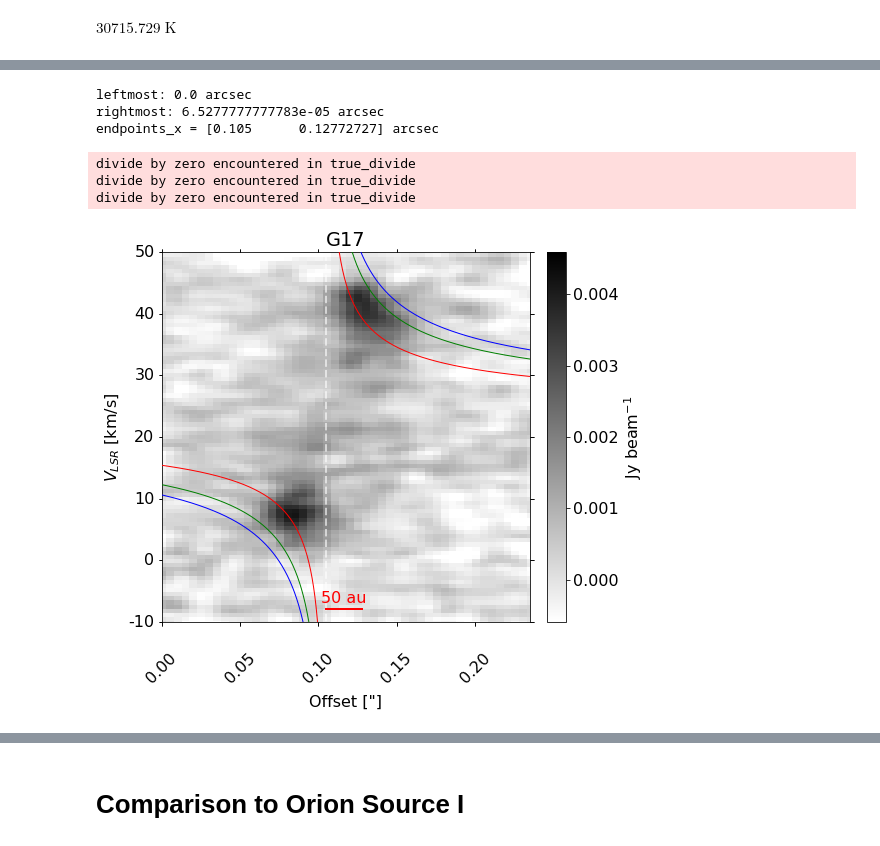
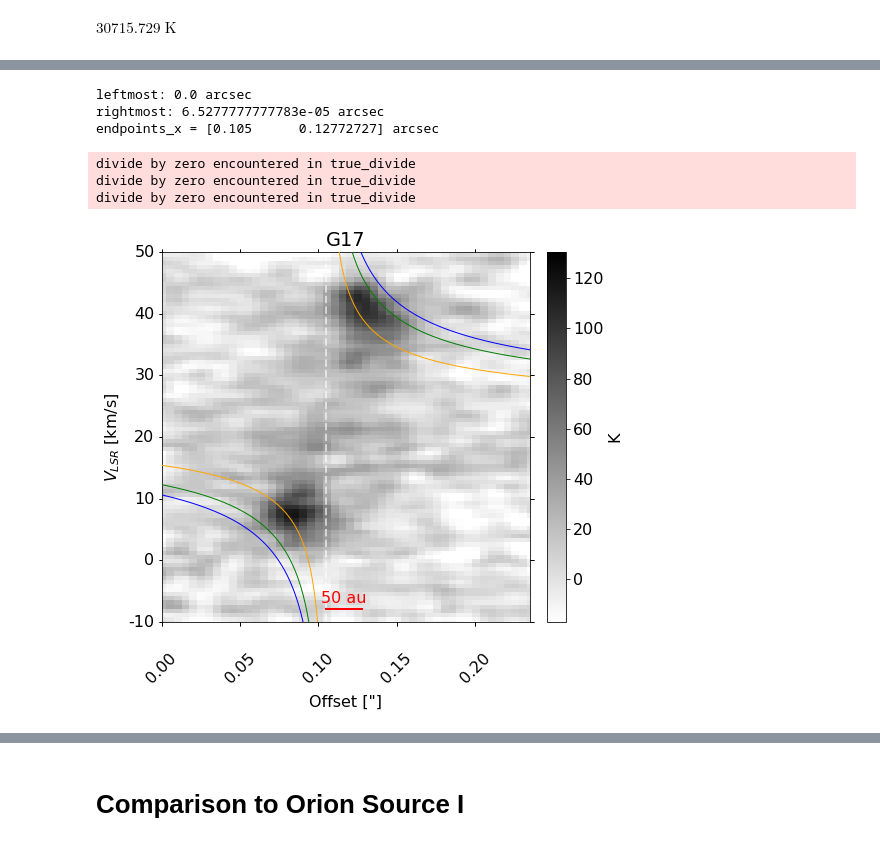
Before and after one commit to keflavich/saltmining, a Jupyter notebook: notebooks/Maud.ipynb, the cells around one changed output, grey strips where cells are left out. Drawn from its saved outputs; the diff is of its cells as text; code cells hidden in the pictures.

```diff
--- a/notebooks/Maud.ipynb
+++ b/notebooks/Maud.ipynb
@@ -931,28 +956,30 @@ import show_pv
 imp.reload(show_pv)
 from show_pv import show_keplercurves, show_pv
 # %%
+naclpv = rslt = pvextractor.extract_pv_slice(cube=stackc, path=path)
 fig,ax,cb,con = show_pv(rslt.data, wcs.WCS(rslt.header), origin=0.105*u.arcsec, #coordinates.SkyCoord('18:22:26.3857', '-13:30:11.979', unit=(u.hour, u.deg), frame='icrs'),
                 vrange=np.array([-10,50]), vcen=30*u.km/u.s, imvmin=np.nanpercentile(rslt.data, 3), imvmax=np.nanmax(rslt.data),
                         distance=2.2*u.kpc,
                         xoffset_label=0.105*u.arcsec
                     )
-cb.set_label("Jy beam$^{-1}$")
+cb.set_label("K")
 kc = show_keplercurves(ax, 0.105*u.arcsec, 300*u.au,
                        vcen=u.Quantity(23,u.km/u.s),
                                masses=[15,30,40,],
                                linestyles=['-']*4,
                                colors=['orange','g','b','c'],
                        radii={},
                        distance=2.2*u.kpc,
+                       inclination=40*u.deg,
                               )
 pl.title("G17")
 pl.savefig("G17_naclPV_withcolorcurves.png")
 #pl.legend(loc='best')
 # %% [output]
 leftmost: 0.0 arcsec
 rightmost: 6.5277777777783e-05 arcsec
 endpoints_x = [0.105      0.12772727] arcsec
 divide by zero encountered in true_divide
 divide by zero encountered in true_divide
 divide by zero encountered in true_divide
-[figure, old version]
+[figure, new version]
```
Also changed, not shown: parts of 30 cells of this notebook, 5 other files.
